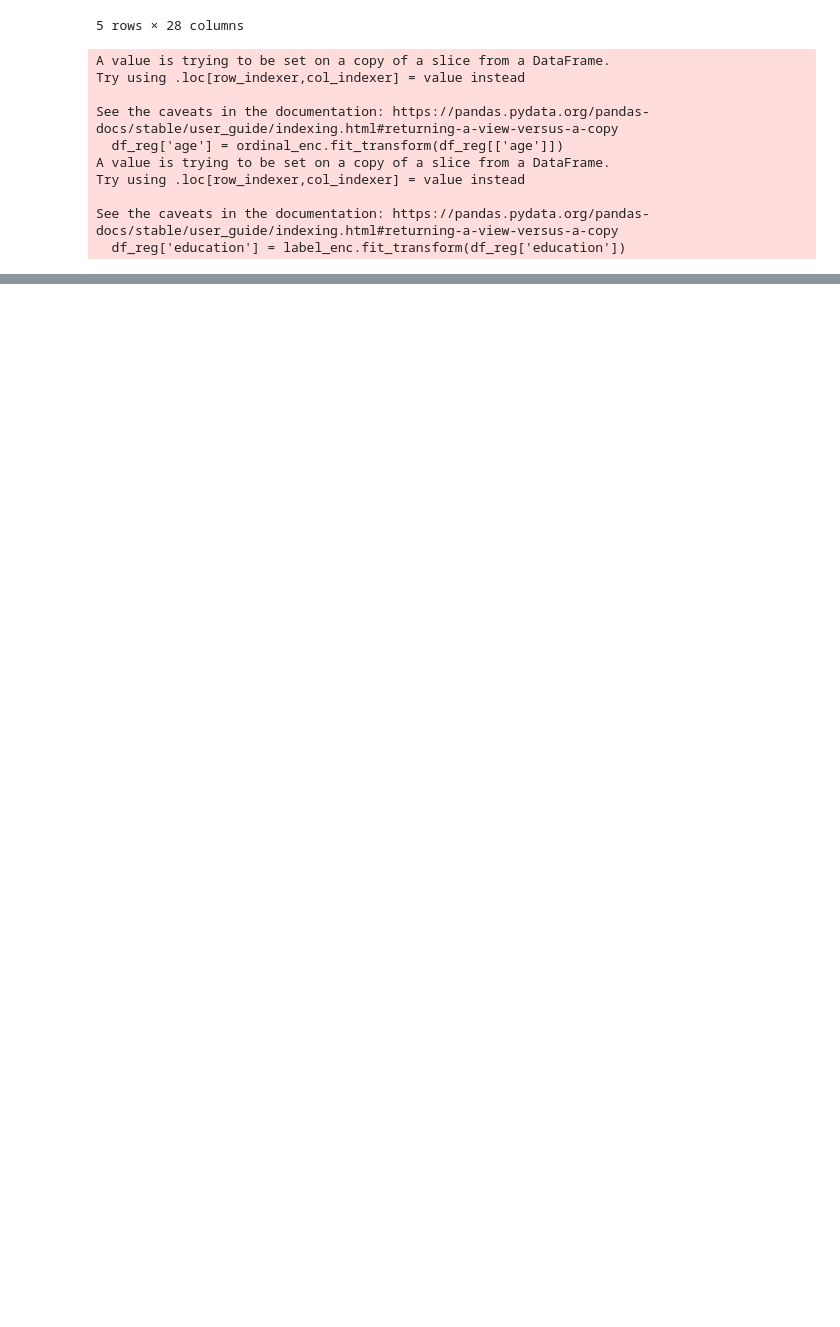
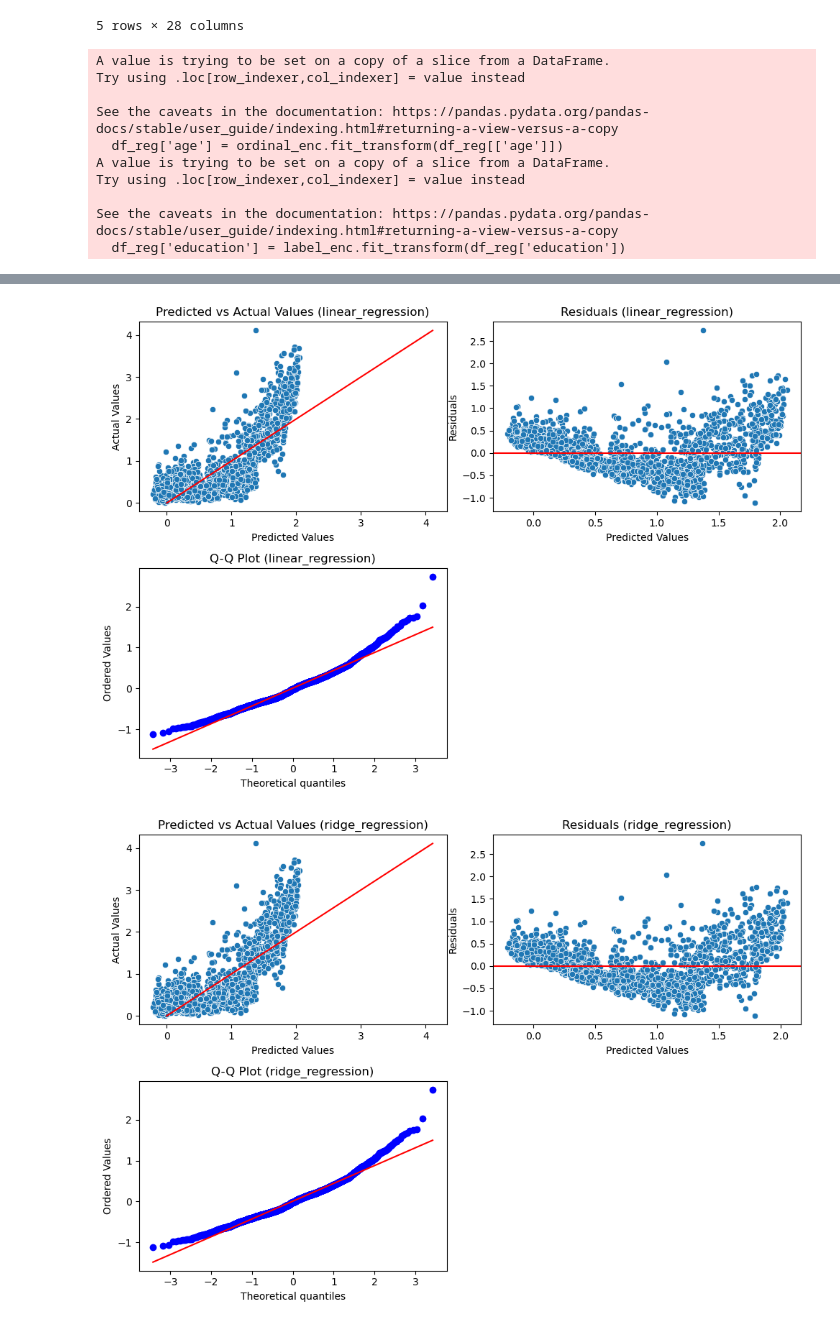
Before and after one commit to vivivaradi/socialdata2023, a Jupyter notebook: assignments/cph_vs_dk.ipynb, the cells around one changed output, grey strips where cells are left out. Cells and saved outputs as stored; diff of their text form; code cells hidden in the pictures; blank space fills up the shorter version.

Commit message:
linear models update

```diff
--- a/assignments/cph_vs_dk.ipynb
+++ b/assignments/cph_vs_dk.ipynb
@@ -1232,0 +1214,11 @@ Test R-squared:  0.6349112459275983
+# %%
+# Initialize GridSearchCV for Ridge Regression
+grid = GridSearchCV(estimator=Ridge(), param_grid={'alpha': [0.1, 1, 10]}, cv=10, scoring='neg_mean_squared_error')
+
+# Fit on the training data
+grid.fit(X_train, y_train)
+
+# Get the best alpha
+best_alpha = grid.best_params_['alpha']
+
+model = Ridge(alpha=best_alpha)
@@ -1232,0 +1273,46 @@ Test R-squared:  0.6349112459275983
+# %%
+# Define the models
+models = {
+    'linear_regression': LinearRegression(),
+    'ridge_regression': Ridge(alpha=best_alpha),
+    'polynomial_regression_degree_2': make_pipeline(PolynomialFeatures(2), LinearRegression())
+}
+
+# Loop over the models
+for model_name, model in models.items():
+    # Fit the model and generate predictions
+    model.fit(X_train, y_train)
+    y_pred = model.predict(X_test)
+
+    # Calculate residuals
+    residuals = y_test - y_pred
+
+    # Create a figure for the plots
+    plt.figure(figsize=(10, 7))
+
+    # Plot predicted vs actual values
+    plt.subplot(221)
+    sns.scatterplot(x=y_pred, y=y_test)
+    plt.plot([min(y_test), max(y_test)], [min(y_test), max(y_test)], color='red')  # Add red line (y=x)
+    plt.xlabel('Predicted Values')
+    plt.ylabel('Actual Values')
+    plt.title(f'Predicted vs Actual Values ({model_name})')
+
+    # Plot residuals
+    plt.subplot(222)
+    sns.scatterplot(x=y_pred, y=residuals)
+    plt.axhline(y=0, color='red')  # Add red line at y=0
+    plt.xlabel('Predicted Values')
+    plt.ylabel('Residuals')
+    plt.title(f'Residuals ({model_name})')
+
+    # Plot a Q-Q plot of the residuals
+    plt.subplot(223)
+    stats.probplot(residuals, dist="norm", plot=plt)
+    plt.title(f'Q-Q Plot ({model_name})')
+
+    plt.tight_layout()
+    plt.show()
+# %% [output]
+[figure, added]
+[figure, added]
```
Also changed, not shown: parts of 12 cells of this notebook, 6 other files.
